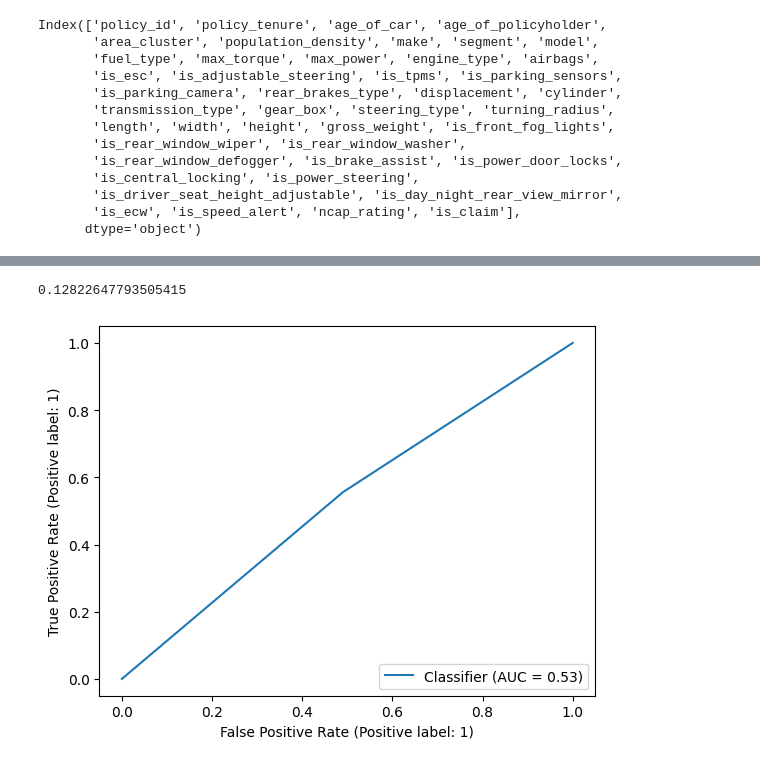
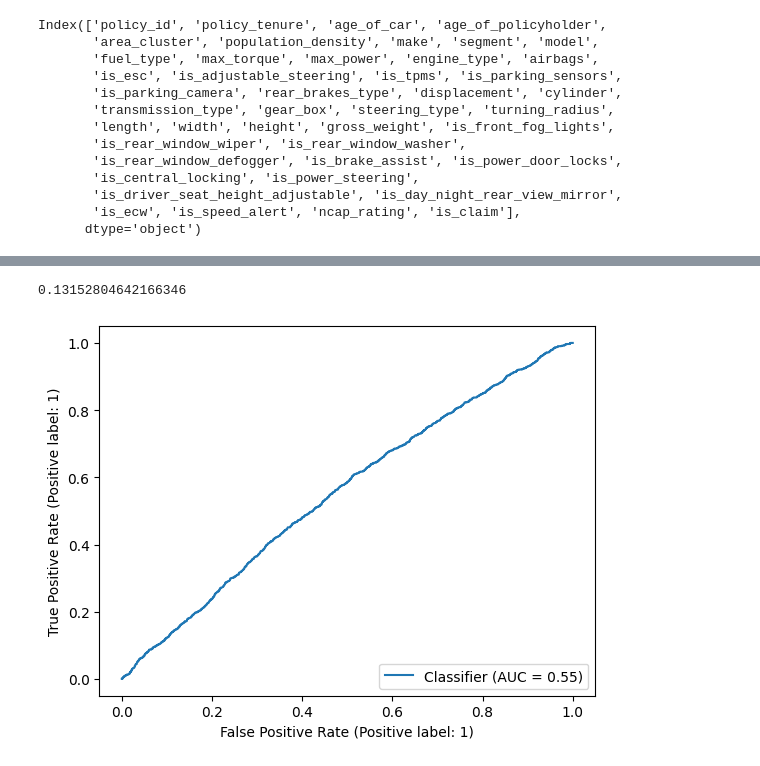
Before and after one commit to unkrejativ/axa-egoi-hands-on-session-2025, a Jupyter notebook: notebooks/insurance_workshop.ipynb, the cells around one changed output, grey strips where cells are left out. Drawn from its saved outputs; the diff is of its cells as text; code cells hidden in the pictures.

```diff
--- a/notebooks/insurance_workshop.ipynb
+++ b/notebooks/insurance_workshop.ipynb
@@ -63,10 +63,10 @@ prediction= results.predict(test)>np.mean(train["is_claim"])
 # %%
 #calculate F1 score and plot roc curve
 print( f1_score(test["is_claim"], prediction ))
 
 RocCurveDisplay.from_predictions(
-    test["is_claim"], prediction)
+    test["is_claim"], results.predict(test))
 plt.show()
 # %% [output]
-0.12822647793505415
+0.13152804642166346
-[figure, old version]
+[figure, new version]
```
Also changed, not shown: parts of 1 cell of this notebook.
